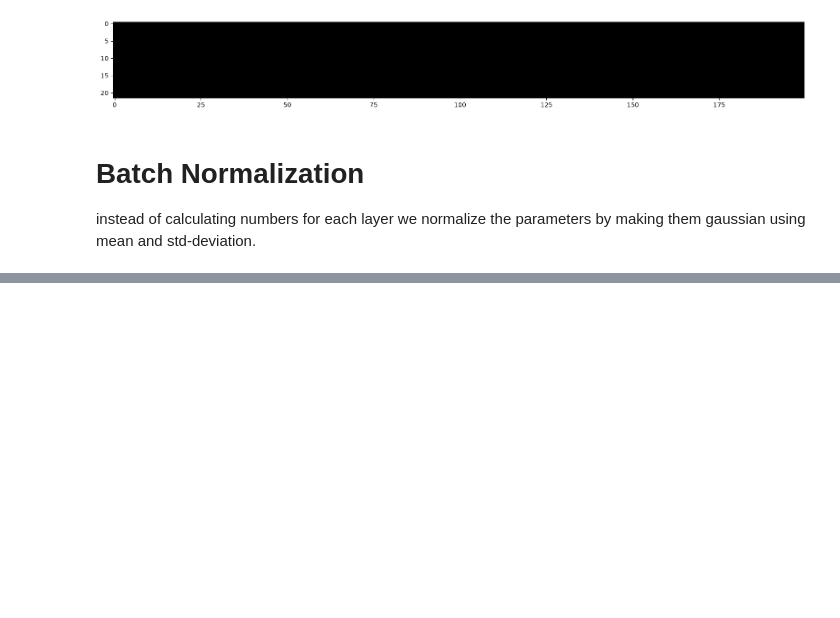
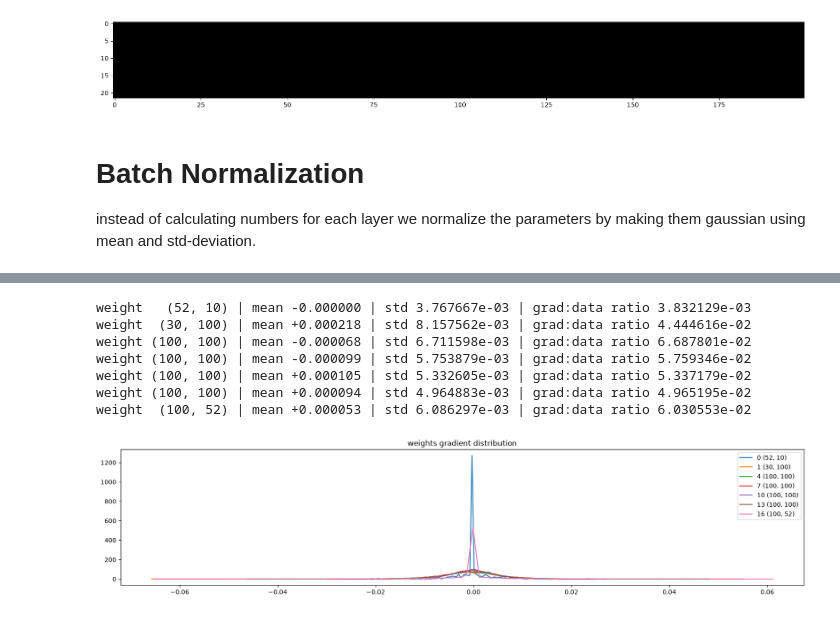
Before and after one commit to Abhi9-git/Char_LM, a Jupyter notebook: 3_More_on_making_better_models/better.ipynb, the cells around one changed output, grey strips where cells are left out. Saved outputs shown, nothing was run; the diff lists cells and outputs as text; code cells hidden in the pictures; blank space fills up the shorter version.

```diff
--- a/3_More_on_making_better_models/better.ipynb
+++ b/3_More_on_making_better_models/better.ipynb
@@ -208,0 +398,22 @@ for i in range(max_steps):
+# %%
+# visualize histograms
+plt.figure(figsize=(20, 4)) # width and height of the plot
+legends = []
+for i,p in enumerate(parameters):
+  t = p.grad
+  if p.ndim == 2:
+    print('weight %10s | mean %+f | std %e | grad:data ratio %e' % (tuple(p.shape), t.mean(), t.std(), t.std() / p.std()))
+    hy, hx = torch.histogram(t, density=True)
+    plt.plot(hx[:-1].detach(), hy.detach())
+    legends.append(f'{i} {tuple(p.shape)}')
+plt.legend(legends)
+plt.title('weights gradient distribution');
+# %% [output]
+weight   (52, 10) | mean -0.000000 | std 3.767667e-03 | grad:data ratio 3.832129e-03
+weight  (30, 100) | mean +0.000218 | std 8.157562e-03 | grad:data ratio 4.444616e-02
+weight (100, 100) | mean -0.000068 | std 6.711598e-03 | grad:data ratio 6.687801e-02
+weight (100, 100) | mean -0.000099 | std 5.753879e-03 | grad:data ratio 5.759346e-02
+weight (100, 100) | mean +0.000105 | std 5.332605e-03 | grad:data ratio 5.337179e-02
+weight (100, 100) | mean +0.000094 | std 4.964883e-03 | grad:data ratio 4.965195e-02
+weight  (100, 52) | mean +0.000053 | std 6.086297e-03 | grad:data ratio 6.030553e-02
+[figure, added]
```
Also changed, not shown: parts of 11 cells of this notebook, 1 other file.
